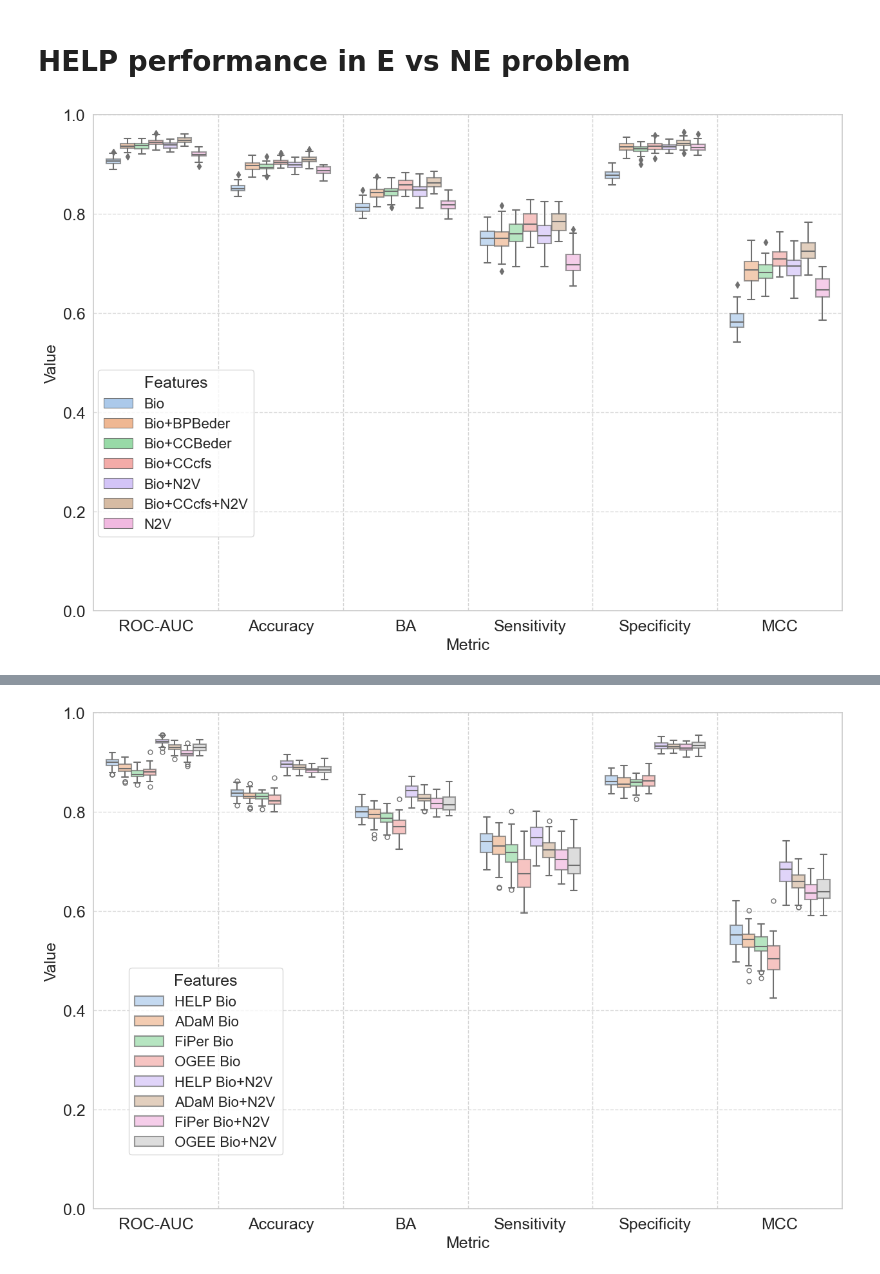
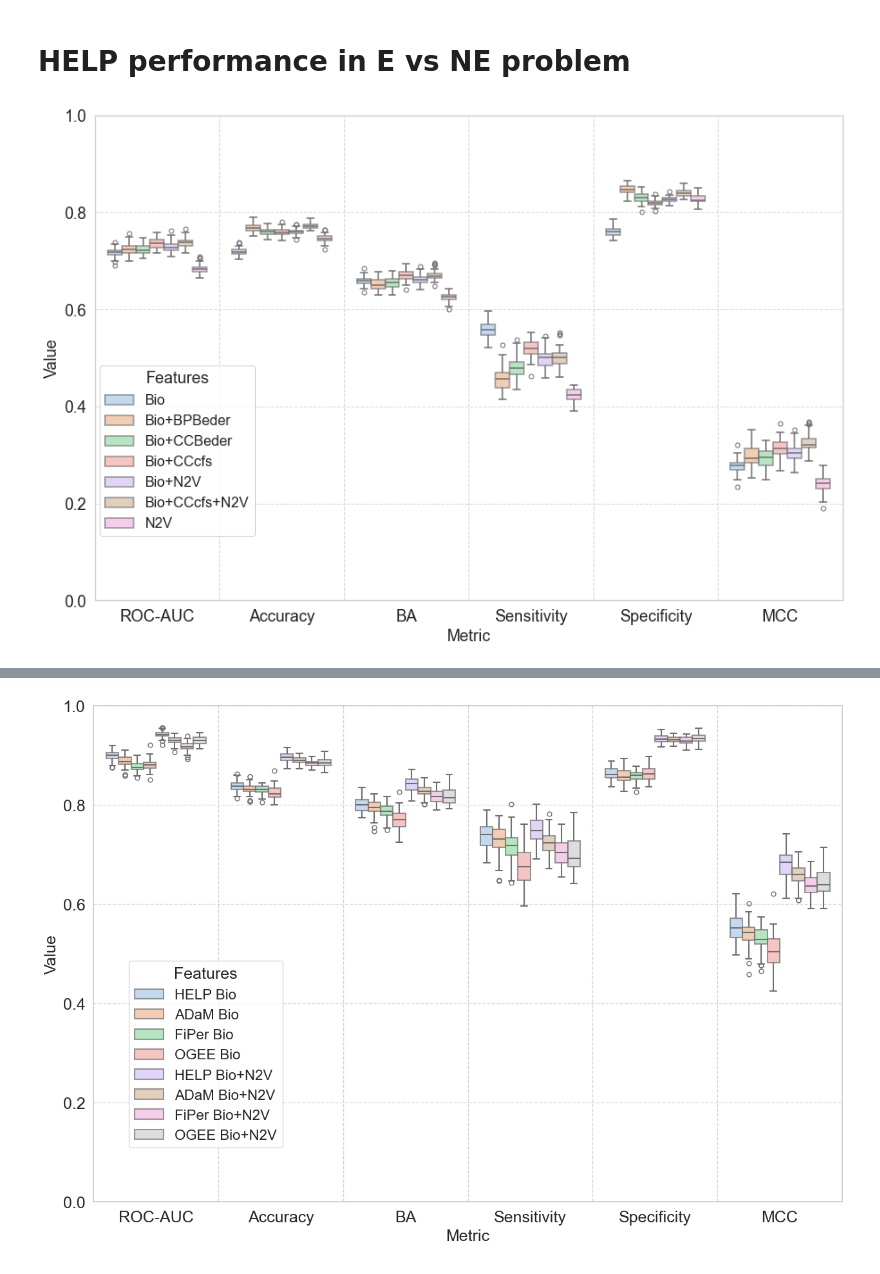
Before and after one commit to giordamaug/HELP, a Jupyter notebook: help/notebooks/score_boxplot.ipynb, the cells around one changed output, grey strips where cells are left out. Cells and saved outputs as stored; diff of their text form; code cells hidden in the pictures.

```diff
--- a/help/notebooks/score_boxplot.ipynb
+++ b/help/notebooks/score_boxplot.ipynb
@@ -6,8 +6,8 @@ import seaborn as sns
 import matplotlib.pyplot as plt
 import os
 
-tissue = 'Lung'
-problem = 'EvsNE'
+tissue = 'Kidney'
+problem = 'AEvsSNE'
 method1 = 'HELP'
 method2 = 'AdAM'
 method3 = 'FiPer'
@@ -25,33 +25,33 @@ for feature,suffix in zip(features,suffixes):
     dfs += [df_tmp]
 
 # Merge datasets and modify the dataframe for boxplot generation
 Scores = pd.concat(dfs)
 Scores = pd.melt(Scores, id_vars=["Feature"], var_name="Metric", value_name="Value")
 
 # Set seaborn style
 sns.set(style="whitegrid", palette="pastel")
 
 # Generate boxplots
 plt.figure(figsize=(15, 10))
 sns.boxplot(x="Metric", y="Value", hue="Feature", data=Scores, dodge=True,
             linewidth=1.5, fliersize=5, saturation=0.75, notch=False, boxprops=dict(alpha=0.7))
 
 plt.ylim(0, 1)
 #plt.title("Boxplots of Classification Metrics", fontsize=18)
 plt.xlabel("Metric", fontsize=18)
 plt.xticks(fontsize=18)
 plt.yticks(fontsize=18)
 plt.ylabel("Value", fontsize=18)
 plt.legend(title="Features", fontsize="16", title_fontsize="18", loc="upper center", bbox_to_anchor=(0.11, 0.5))
 plt.grid(axis="y", linestyle="--", alpha=0.7)
 
 # Add vertical lines between groups of metric values
 unique_metrics = Scores["Metric"].unique()
 for i in range(1, len(unique_metrics)):
     plt.axvline(x=i - 0.5, color='lightgray', linestyle='--', linewidth=1)
 
 plt.show()
 # %% [output]
-[figure, old version]
+[figure, new version]
 # %%
 import pandas as pd
```
Also changed, not shown: parts of 2 cells of this notebook, 3 other files.
